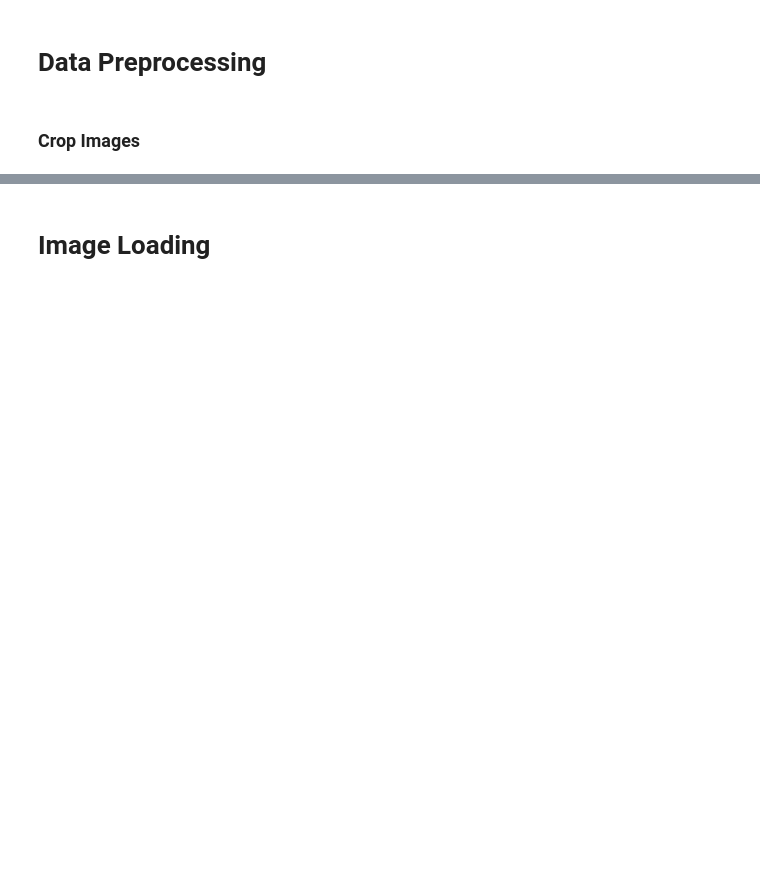
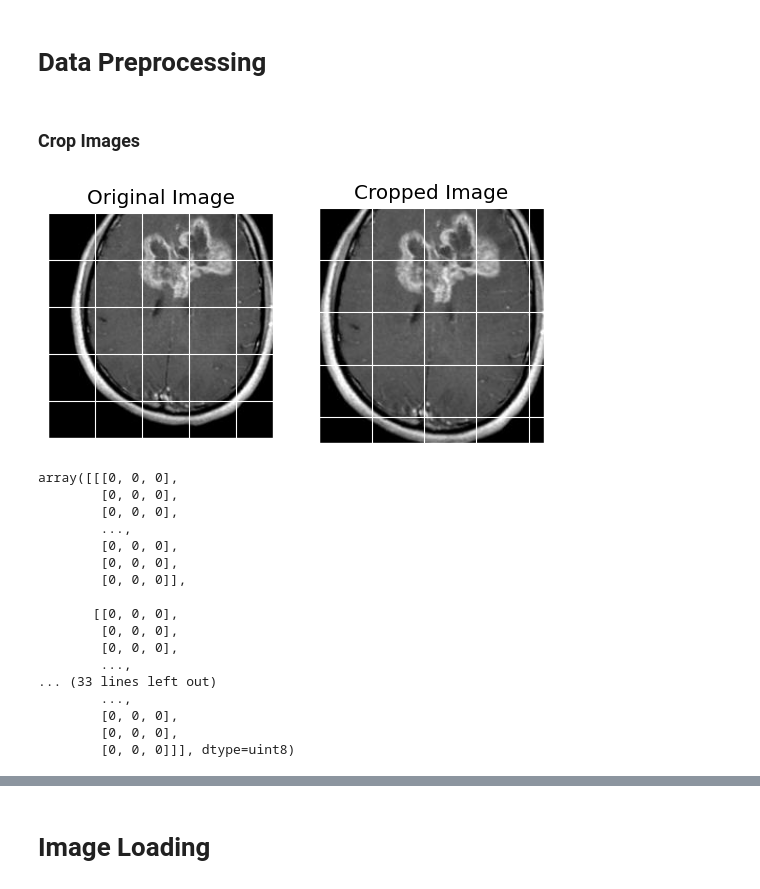
Before and after one commit to deumanma/project-3-data-health-detectives, a Jupyter notebook: MRI_BRAIN_Tumor_AWedit_Apr11.ipynb, the cells around one changed output, grey strips where cells are left out. Cells and saved outputs as stored; diff of their text form; code cells hidden in the pictures; blank space fills up the shorter version.

```diff
--- a/MRI_BRAIN_Tumor_AWedit_Apr11.ipynb
+++ b/MRI_BRAIN_Tumor_AWedit_Apr11.ipynb
@@ -242,3 +242,36 @@ def crop_brain_tumor(image, plot=False):
     return new_image
 # %% [markdown]
 ### Crop Images
+# %%
+import os
+import cv2
+
+# List all files in the directory
+files = os.listdir('/content/augmented_data/yes/')
+
+# Assuming there is at least one file in the directory, choose the first one
+yes_aug_img = '/content/augmented_data/yes/' + files[0]
+# yes_aug_img
+# %%
+# Now you can read and process the image
+img = cv2.imread(yes_aug_img)
+crop_brain_tumor(img, True)
+# %% [output]
+[figure, added]
+array([[[0, 0, 0],
+        [0, 0, 0],
+        [0, 0, 0],
+        ...,
+        [0, 0, 0],
+        [0, 0, 0],
+        [0, 0, 0]],
+
+       [[0, 0, 0],
+        [0, 0, 0],
+        [0, 0, 0],
+        ...,
+... (33 lines left out)
+        ...,
+        [0, 0, 0],
+        [0, 0, 0],
+        [0, 0, 0]]], dtype=uint8)
```
Also changed, not shown: parts of 28 cells of this notebook.
